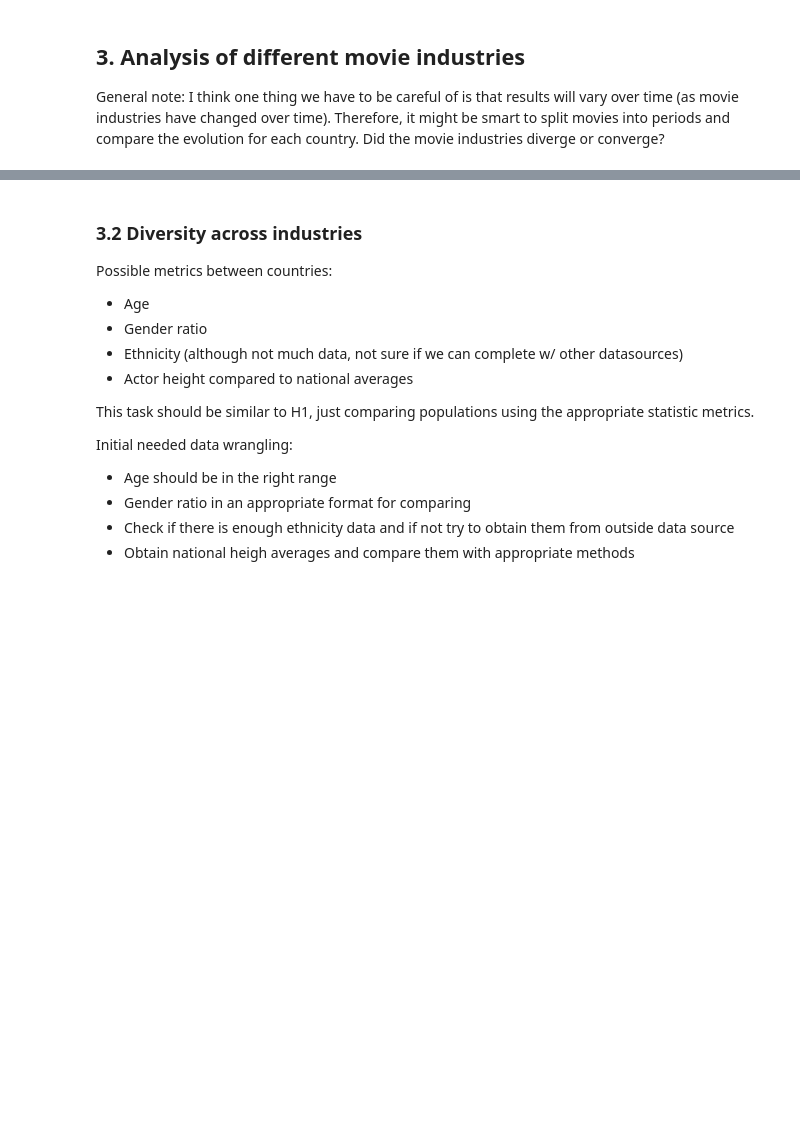
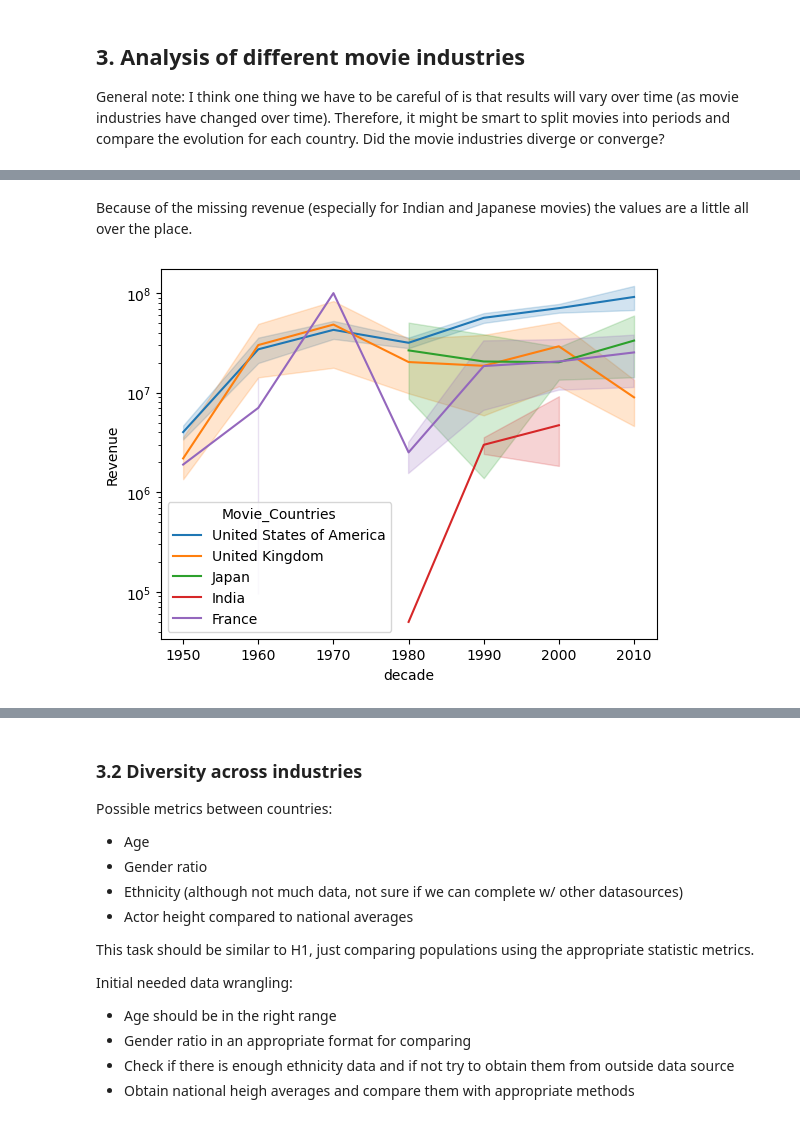
Before and after one commit to epfl-ada/ada-2022-project-robopros, a Jupyter notebook: notebooks/analysis-louis.ipynb, the cells around one changed output, grey strips where cells are left out. Cells and saved outputs as stored; diff of their text form; code cells hidden in the pictures; blank space fills up the shorter version.

```diff
--- a/notebooks/analysis-louis.ipynb
+++ b/notebooks/analysis-louis.ipynb
@@ -188,0 +257,9 @@ It could be interesting to have some NLP insights here from the summaries across
+# %% [markdown]
+Because of the missing revenue (especially for Indian and Japanese movies) the values are a little all over the place.
+# %%
+revenues = movies[['Wikipedia_Movie_ID', 'Revenue', 'Movie_Countries', 'decade']].drop_duplicates()
+g = sns.lineplot(data=revenues, x='decade', y='Revenue', hue='Movie_Countries')
+g.set_yscale('log')
+plt.show()
+# %% [output]
+[figure, added]
```
Also changed, not shown: parts of 22 cells of this notebook, 1 other file.
